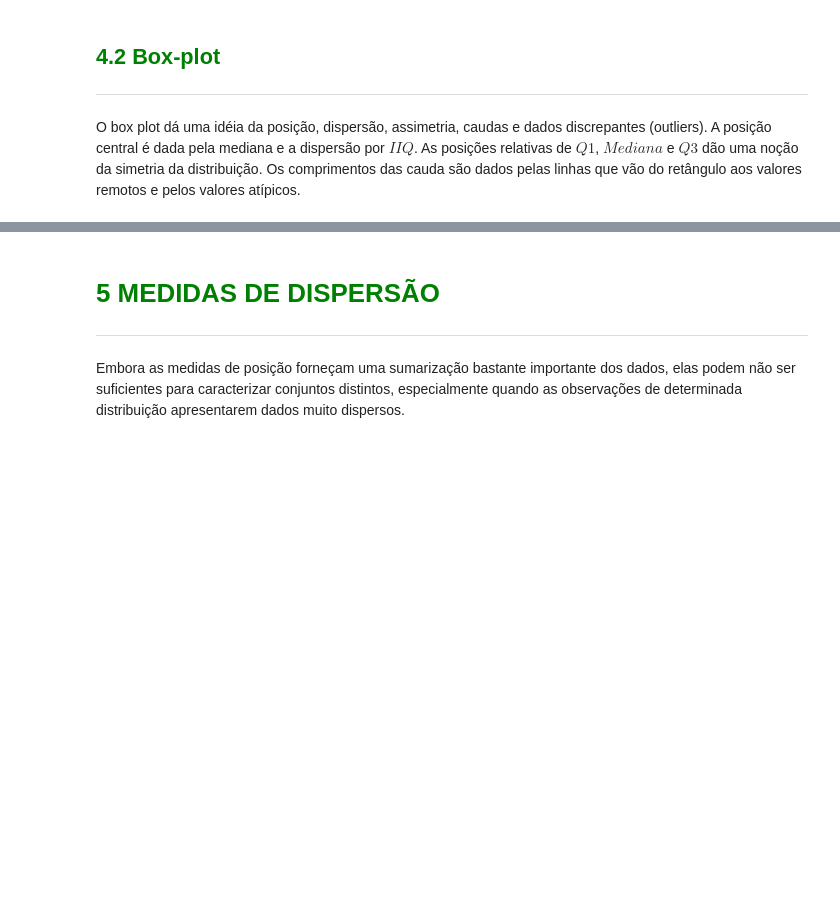
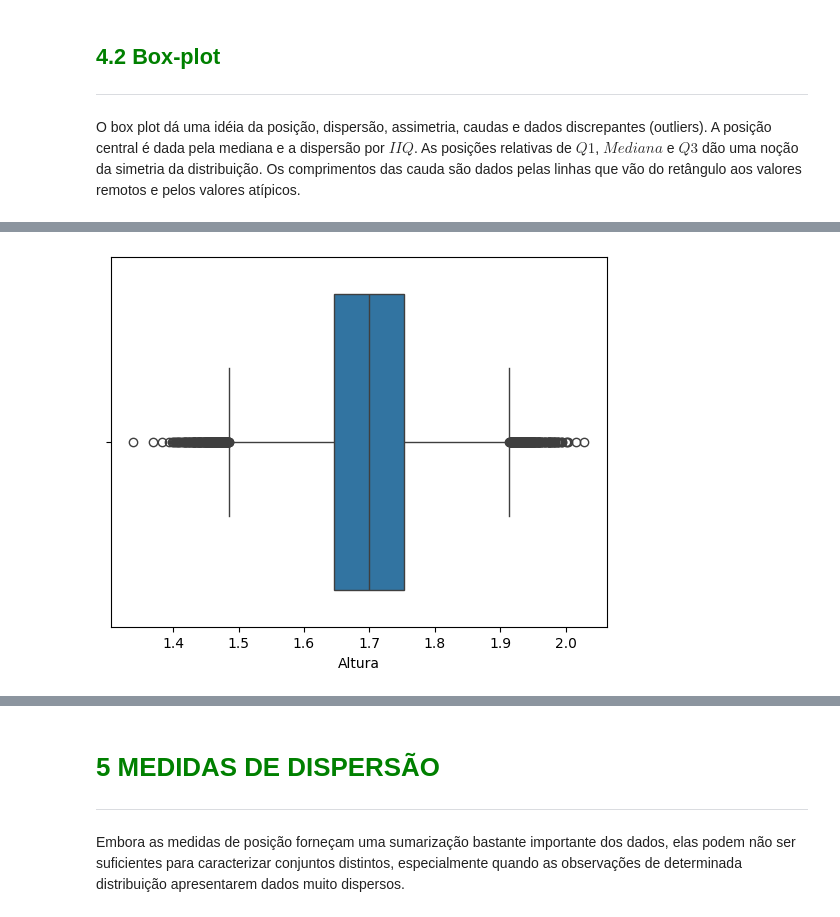
Before and after one commit to cauancalmeida/Data_Science_studies, a Jupyter notebook: Curso_de_Estatística_Parte_1.ipynb, the cells around one changed output, grey strips where cells are left out. Saved outputs shown, nothing was run; the diff lists cells and outputs as text; code cells hidden in the pictures; blank space fills up the shorter version.

```diff
--- a/Curso_de_Estatística_Parte_1.ipynb
+++ b/Curso_de_Estatística_Parte_1.ipynb
@@ -1139,3 +1139,7 @@ https://gist.github.com/mwaskom/de44147ed2974457ad6372750bbe5751
 O box plot dá uma idéia da posição, dispersão, assimetria, caudas e dados discrepantes (outliers). A posição central é dada pela mediana e a dispersão por $IIQ$. As posições relativas de $Q1$, $Mediana$ e $Q3$ dão uma noção da simetria da distribuição. Os comprimentos das cauda são dados pelas linhas que vão do retângulo aos valores remotos e pelos valores atípicos.
 # %% [markdown]
 <img src='https://caelum-online-public.s3.amazonaws.com/1177-estatistica-parte1/01/img005.png' width='65%'>
+# %%
+ax = sns.boxplot (x= 'Altura', data=dados, orient= 'h')
+# %% [output]
+[figure, added]
```
Also changed, not shown: parts of 25 cells of this notebook.
